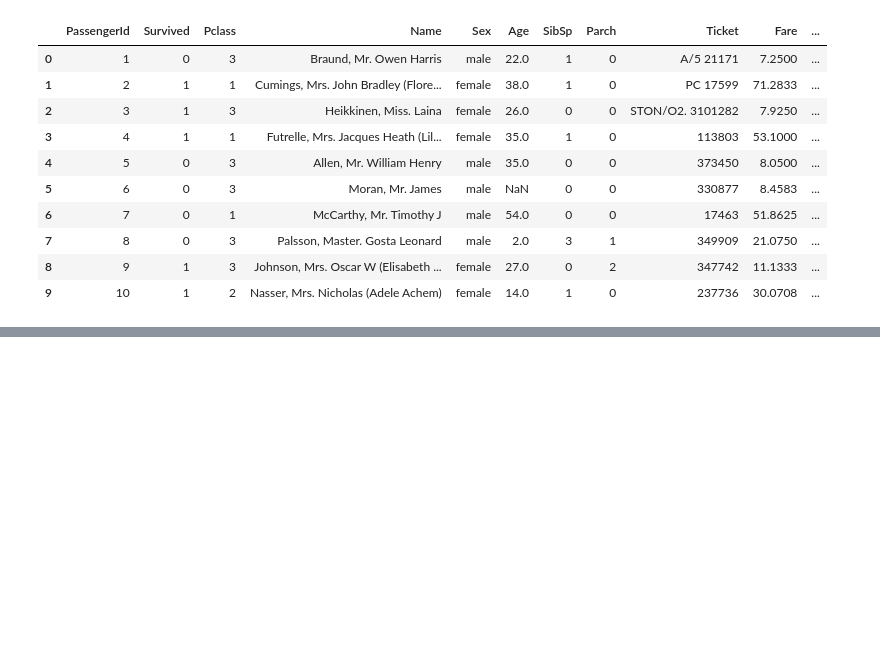
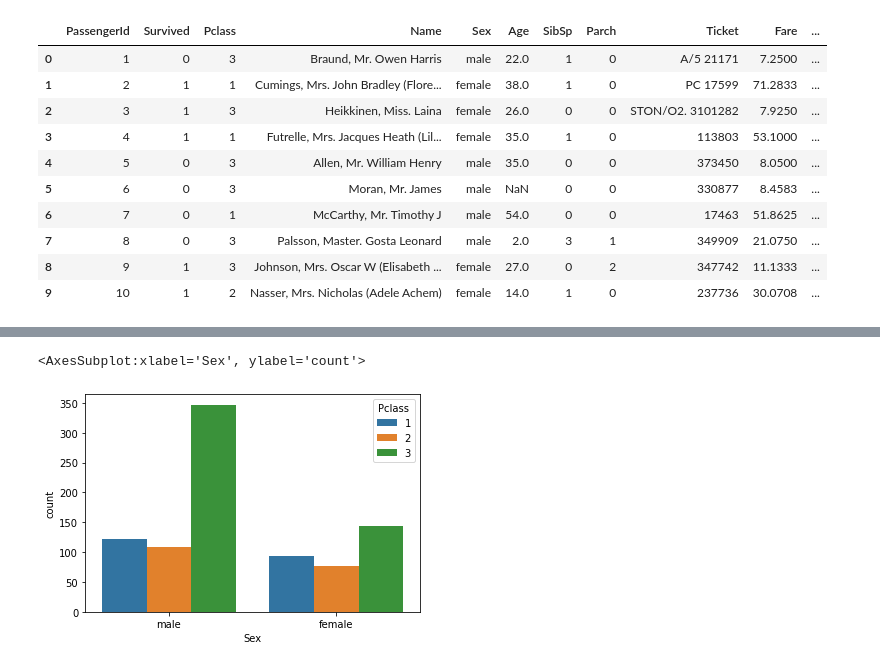
Before and after one commit to LauraZM9/Titanic-Kaggle, a Jupyter notebook: Titanic-EDA.ipynb, the cells around one changed output, grey strips where cells are left out. Saved outputs shown, nothing was run; the diff lists cells and outputs as text; code cells hidden in the pictures; blank space fills up the shorter version.

```diff
--- a/Titanic-EDA.ipynb
+++ b/Titanic-EDA.ipynb
@@ -21,0 +121,5 @@ train.head(10)
+# %%
+sns.countplot(data=train, x="Sex", hue="Pclass")
+# %% [output]
+<AxesSubplot:xlabel='Sex', ylabel='count'>
+[figure, added]
```
Also changed, not shown: parts of 13 cells of this notebook.
